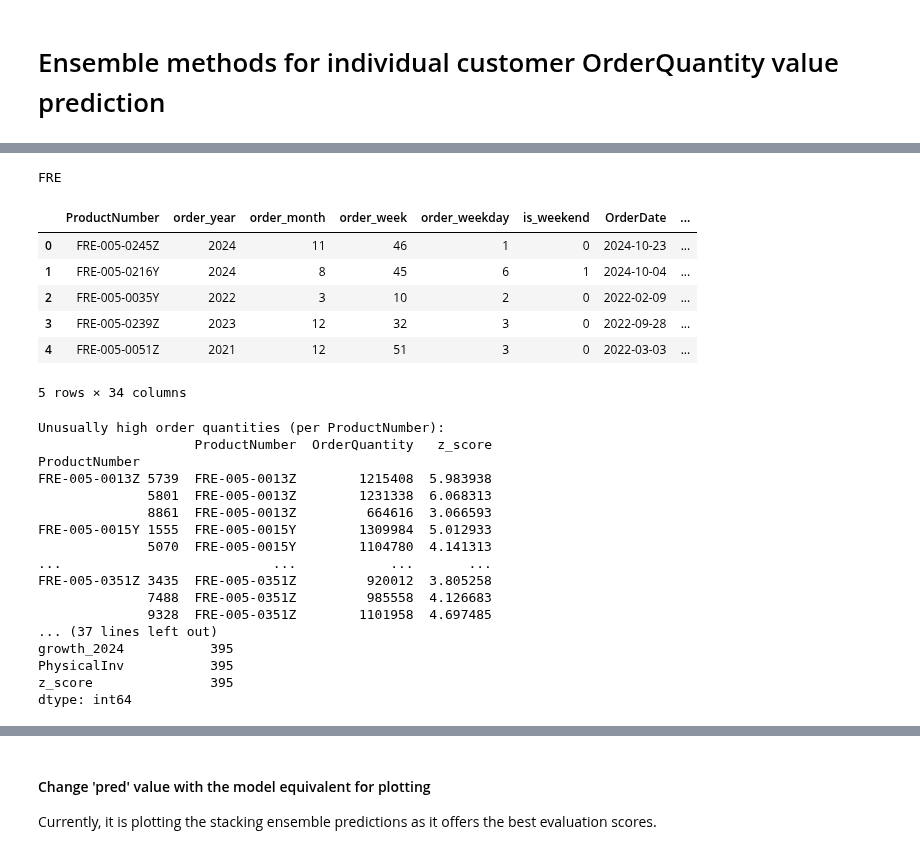
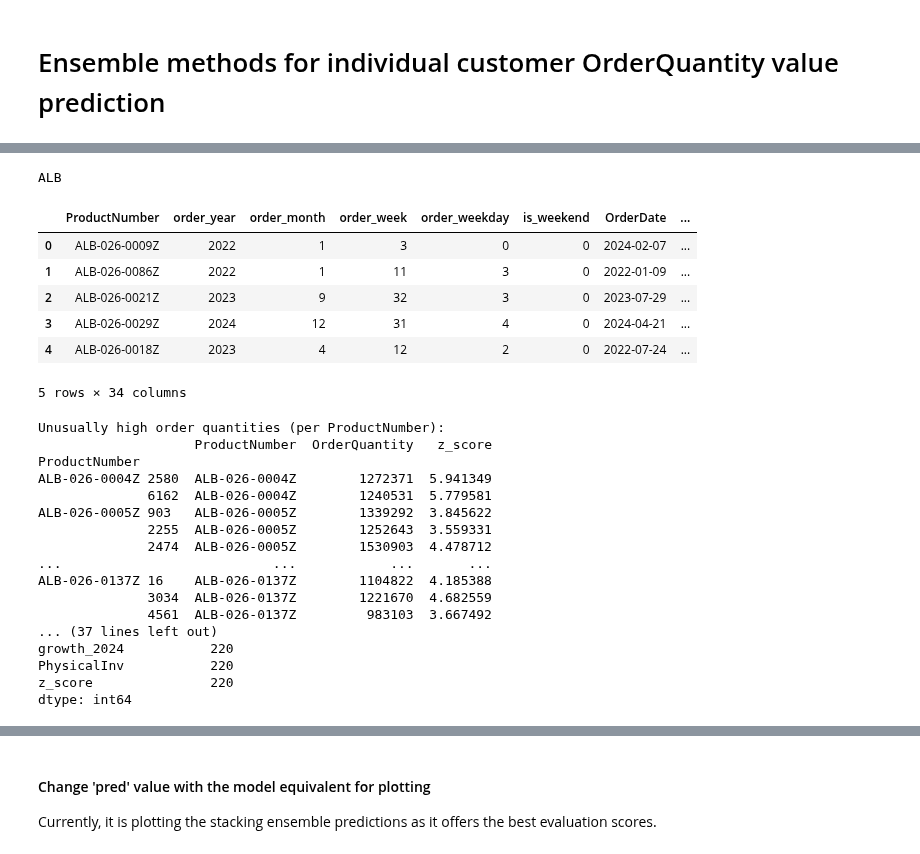
Before and after one commit to mwilko/SCM-Predictive-Analytics, a Jupyter notebook: notebooks/ensemble/cust_forecast_ensemble.ipynb, the cells around one changed output, grey strips where cells are left out. Cells and saved outputs as stored; diff of their text form; code cells hidden in the pictures.

```diff
--- a/notebooks/ensemble/cust_forecast_ensemble.ipynb
+++ b/notebooks/ensemble/cust_forecast_ensemble.ipynb
@@ -43,21 +43,21 @@ All custom codes for existing products:
 # %%
 # define the features and target variable from 'product_sales'
 # CHANGE THE CUSTOMER CODE HERE >>>>>>>>>>
-custom_code_df = pd.DataFrame(ph.get_custom_code_data('FRE'))
+custom_code_df = pd.DataFrame(ph.get_custom_code_data('ALB'))
 
 # customer code for later referencing
 custom_ref = custom_code_df.loc[0, 'ProductNumber'][:3].lower().upper()
 print(custom_ref)
 
 custom_code_df.head()
 # %% [output]
-FRE
+ALB
 |  | ProductNumber | order_year | order_month | order_week | order_weekday | is_weekend | OrderDate | ... |
-| 0 | FRE-005-0245Z | 2024 | 11 | 46 | 1 | 0 | 2024-10-23 | ... |
-| 1 | FRE-005-0216Y | 2024 | 8 | 45 | 6 | 1 | 2024-10-04 | ... |
-| 2 | FRE-005-0035Y | 2022 | 3 | 10 | 2 | 0 | 2022-02-09 | ... |
-| 3 | FRE-005-0239Z | 2023 | 12 | 32 | 3 | 0 | 2022-09-28 | ... |
-| 4 | FRE-005-0051Z | 2021 | 12 | 51 | 3 | 0 | 2022-03-03 | ... |
+| 0 | ALB-026-0009Z | 2022 | 1 | 3 | 0 | 0 | 2024-02-07 | ... |
+| 1 | ALB-026-0086Z | 2022 | 1 | 11 | 3 | 0 | 2022-01-09 | ... |
+| 2 | ALB-026-0021Z | 2023 | 9 | 32 | 3 | 0 | 2023-07-29 | ... |
+| 3 | ALB-026-0029Z | 2024 | 12 | 31 | 4 | 0 | 2024-04-21 | ... |
+| 4 | ALB-026-0018Z | 2023 | 4 | 12 | 2 | 0 | 2022-07-24 | ... |
 5 rows × 34 columns
 # %%
 from scipy import stats
@@ -96,19 +96,19 @@ custom_code_df = df_cleaned
 Unusually high order quantities (per ProductNumber):
                     ProductNumber  OrderQuantity   z_score
 ProductNumber
-FRE-005-0013Z 5739  FRE-005-0013Z        1215408  5.983938
-              5801  FRE-005-0013Z        1231338  6.068313
-              8861  FRE-005-0013Z         664616  3.066593
-FRE-005-0015Y 1555  FRE-005-0015Y        1309984  5.012933
-              5070  FRE-005-0015Y        1104780  4.141313
+ALB-026-0004Z 2580  ALB-026-0004Z        1272371  5.941349
+              6162  ALB-026-0004Z        1240531  5.779581
+ALB-026-0005Z 903   ALB-026-0005Z        1339292  3.845622
+              2255  ALB-026-0005Z        1252643  3.559331
+              2474  ALB-026-0005Z        1530903  4.478712
 ...                           ...            ...       ...
-FRE-005-0351Z 3435  FRE-005-0351Z         920012  3.805258
-              7488  FRE-005-0351Z         985558  4.126683
-              9328  FRE-005-0351Z        1101958  4.697485
+ALB-026-0137Z 16    ALB-026-0137Z        1104822  4.185388
+              3034  ALB-026-0137Z        1221670  4.682559
+              4561  ALB-026-0137Z         983103  3.667492
 ... (37 lines left out)
-growth_2024           395
-PhysicalInv           395
-z_score               395
+growth_2024           220
+PhysicalInv           220
+z_score               220
 dtype: int64
 # %%
 from sklearn.impute import SimpleImputer
```
Also changed, not shown: parts of 9 cells of this notebook, 13 other files.
